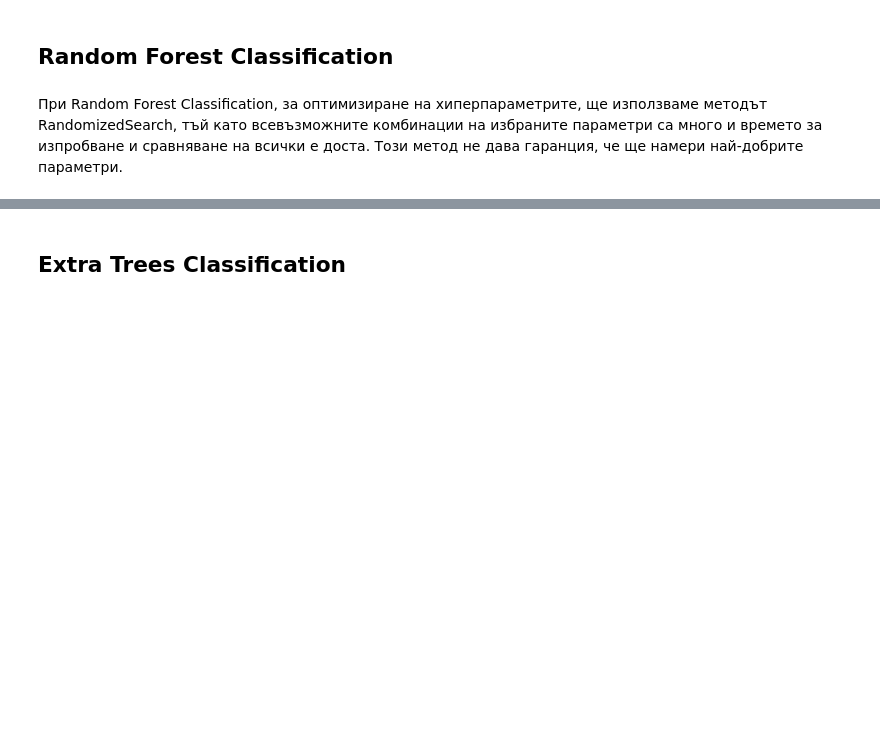
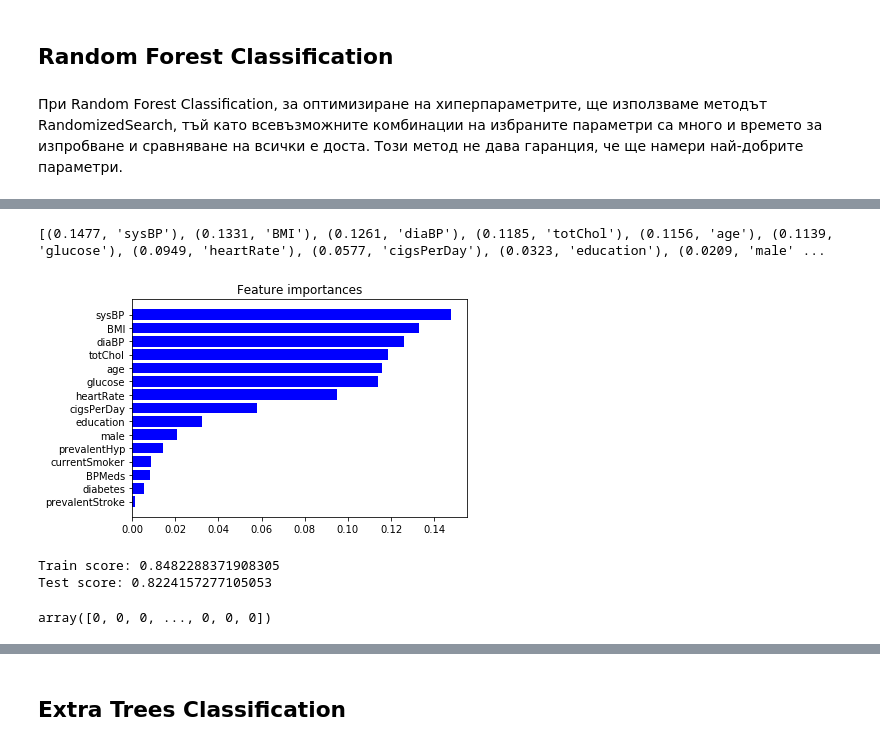
Before and after one commit to rtodinova/machine-learning, a Jupyter notebook: ml-project/HeartDesease.ipynb, the cells around one changed output, grey strips where cells are left out. Cells and saved outputs as stored; diff of their text form; code cells hidden in the pictures; blank space fills up the shorter version.

```diff
--- a/ml-project/HeartDesease.ipynb
+++ b/ml-project/HeartDesease.ipynb
@@ -315,10 +335,13 @@ Score with optimized parameters: 0.8470911949685535
 # %%
-def train_model_with_random_forest(X_train, y_train, X_test, y_test):
-    model = RandomForestClassifier().fit(X_train,y_train);
+def train_model_with_random_forest(X_train, y_train, X_test, y_test, params={}):
+    model = RandomForestClassifier(**params).fit(X_train,y_train);
+    print(sorted(zip(map(lambda x: round(x, 4), model.feature_importances_), names), reverse=True))
+    plot_feature_importance(model.feature_importances_, names)
     scores = cross_val_score(model, X_train, y_train, cv=5)
     print("Train score: " + str(scores.mean()))
     scores = cross_val_score(model, X_test, y_test, cv=5)
     print("Test score: " + str(scores.mean()))
+    return model.predict(X_test)
 # %%
 train_model_with_random_forest(X_train, y_train, X_test, y_test)
 # %% [output]
@@ -326,0 +353,8 @@ Test score: 0.834325871941697
+# %%
+train_model_with_random_forest(X_train_e, y_train_e, X_test_e, y_test_e)
+# %% [output]
+[(0.1477, 'sysBP'), (0.1331, 'BMI'), (0.1261, 'diaBP'), (0.1185, 'totChol'), (0.1156, 'age'), (0.1139, 'glucose'), (0.0949, 'heartRate'), (0.0577, 'cigsPerDay'), (0.0323, 'education'), (0.0209, 'male' ...
+[figure, added]
+Train score: 0.8482288371908305
+Test score: 0.8224157277105053
+array([0, 0, 0, ..., 0, 0, 0])
```
Also changed, not shown: parts of 42 cells of this notebook.
